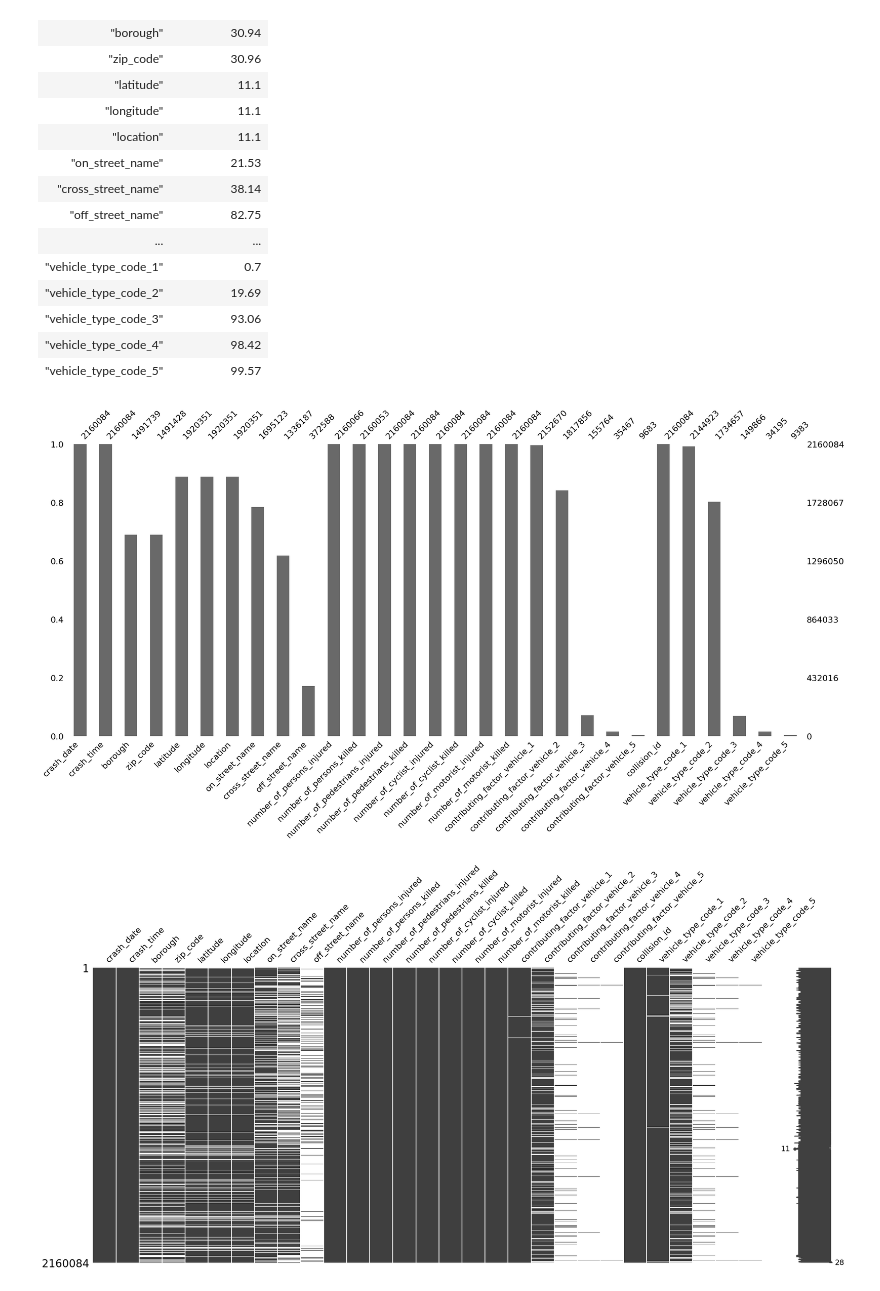
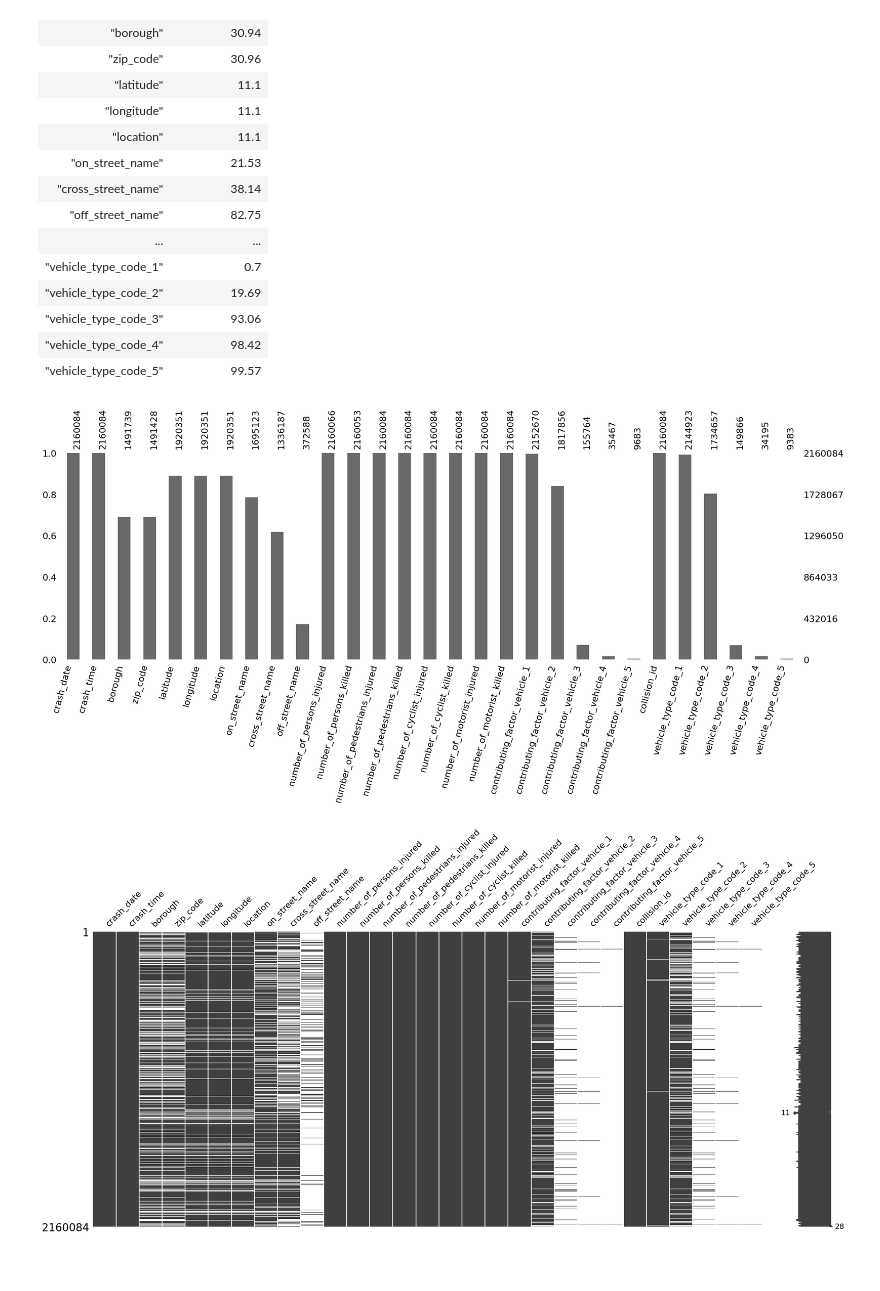
Before and after one commit to chrispaynes/OSDSC-Portfolio, a Jupyter notebook: data_analysis/nyc_vehicle_crashes/main.ipynb, the cells around one changed output. Cells and saved outputs as stored; diff of their text form; code cells hidden in the pictures.

Commit message:
nyc_crash nullity bar chart analysis

```diff
--- a/data_analysis/nyc_vehicle_crashes/main.ipynb
+++ b/data_analysis/nyc_vehicle_crashes/main.ipynb
@@ -180,10 +191,48 @@ shape: (29, 2)
 | "vehicle_type_code_3" | 93.06 |
 | "vehicle_type_code_4" | 98.42 |
 | "vehicle_type_code_5" | 99.57 |
-# %%
-_ =msno.bar(pdf)
-# %% [output]
-[figure, removed]
+# %%
+"""
+Full Completion Fields:
+    - crash_date
+    - crash_time
+    - number_of_cyclist_injured
+    - number_of_cyclist_killed
+    - collision_id (unique identifier)
+
+High Completion Fields:
+    - borough
+    - zip_code
+    - latitude
+    - longitude
+    - location
+    - on_street_name
+    - cross_street_name
+    - number_of_persons_injured
+    - number_of_persons_killed
+    - contributing_factor_vehicle_1
+    - contributing_factor_vehicle_2
+    - vehicle_type_code_1
+    - vehicle_type_code_2
+
+
+Medium Completion Fields:
+    -
+
+Low Completion Fields:
+    - off_street_name
+    - contributing_factor_vehicle_3
+    - contributing_factor_vehicle_4
+    - contributing_factor_vehicle_5
+    - vehicle_type_code_3
+    - vehicle_type_code_4
+    - vehicle_type_code_5
+
+"""
+
+_ = msno.bar(pdf, figsize=(20, 10), label_rotation=75)
+# %% [output]
+[figure, added]
 # %%
 _ = msno.matrix(pdf)
 # %% [output]
```
Also changed, not shown: parts of 2 cells of this notebook.
